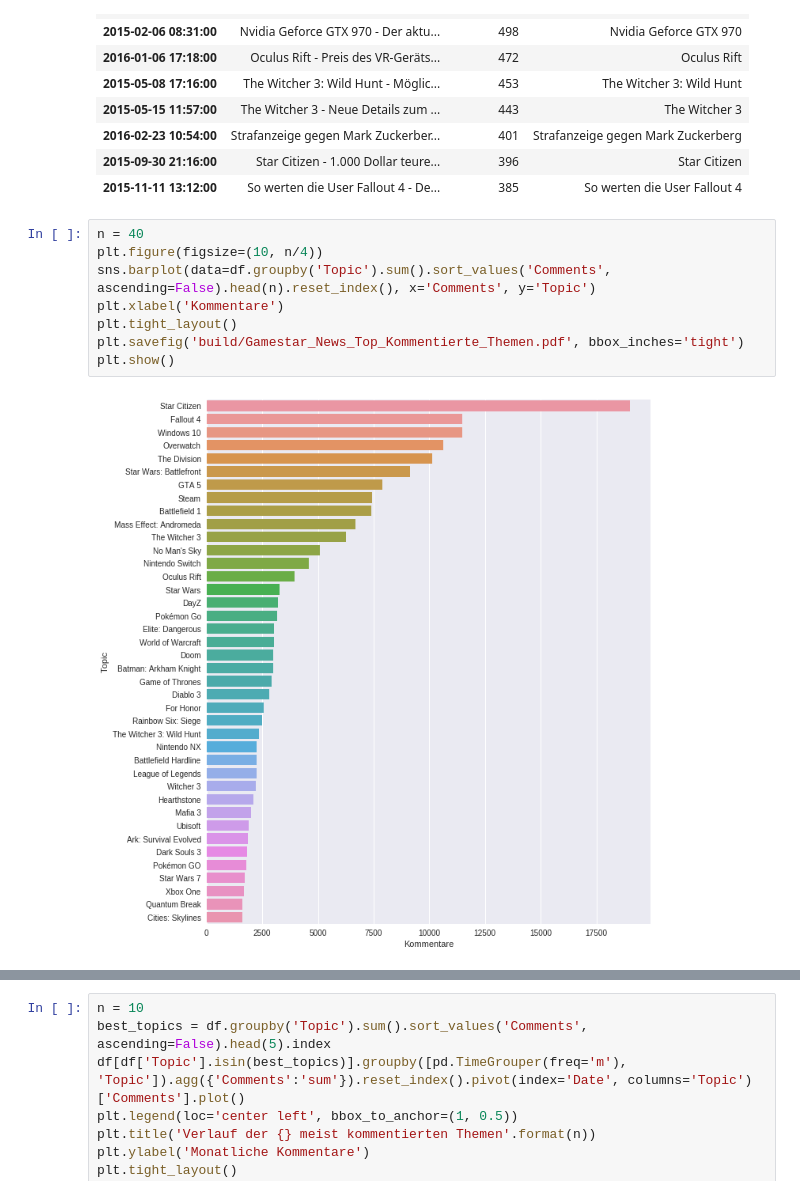
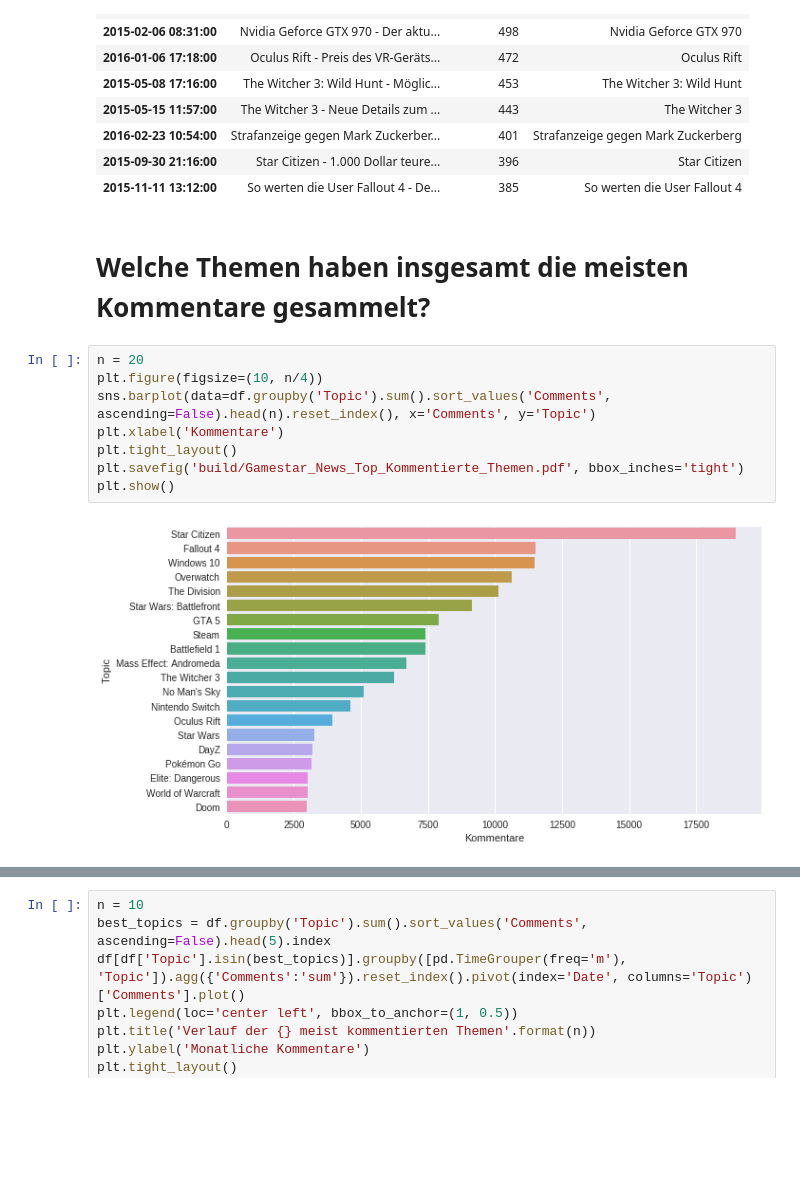
Before and after one commit to JMBehnken/GameStar_Tests, a Jupyter notebook: Gamestar_Explore_News.ipynb, the cells around one changed output, grey strips where cells are left out. Drawn from its saved outputs; the diff is of its cells as text; blank space fills up the shorter version.

```diff
--- a/Gamestar_Explore_News.ipynb
+++ b/Gamestar_Explore_News.ipynb
@@ -105,13 +54,15 @@ df.sort_values('Comments', ascending=False).head(10)
 | 2016-02-23 10:54:00 | Strafanzeige gegen Mark Zuckerber... | 401 | Strafanzeige gegen Mark Zuckerberg |
 | 2015-09-30 21:16:00 | Star Citizen - 1.000 Dollar teure... | 396 | Star Citizen |
 | 2015-11-11 13:12:00 | So werten die User Fallout 4 - De... | 385 | So werten die User Fallout 4 |
+# %% [markdown]
+# Welche Themen haben insgesamt die meisten Kommentare gesammelt?
 # %%
-n = 40
+n = 20
 plt.figure(figsize=(10, n/4))
 sns.barplot(data=df.groupby('Topic').sum().sort_values('Comments', ascending=False).head(n).reset_index(), x='Comments', y='Topic')
 plt.xlabel('Kommentare')
 plt.tight_layout()
 plt.savefig('build/Gamestar_News_Top_Kommentierte_Themen.pdf', bbox_inches='tight')
 plt.show()
 # %% [output]
-[figure, old version]
+[figure, new version]
```
Also changed, not shown: parts of 28 cells of this notebook, 12 other files.
